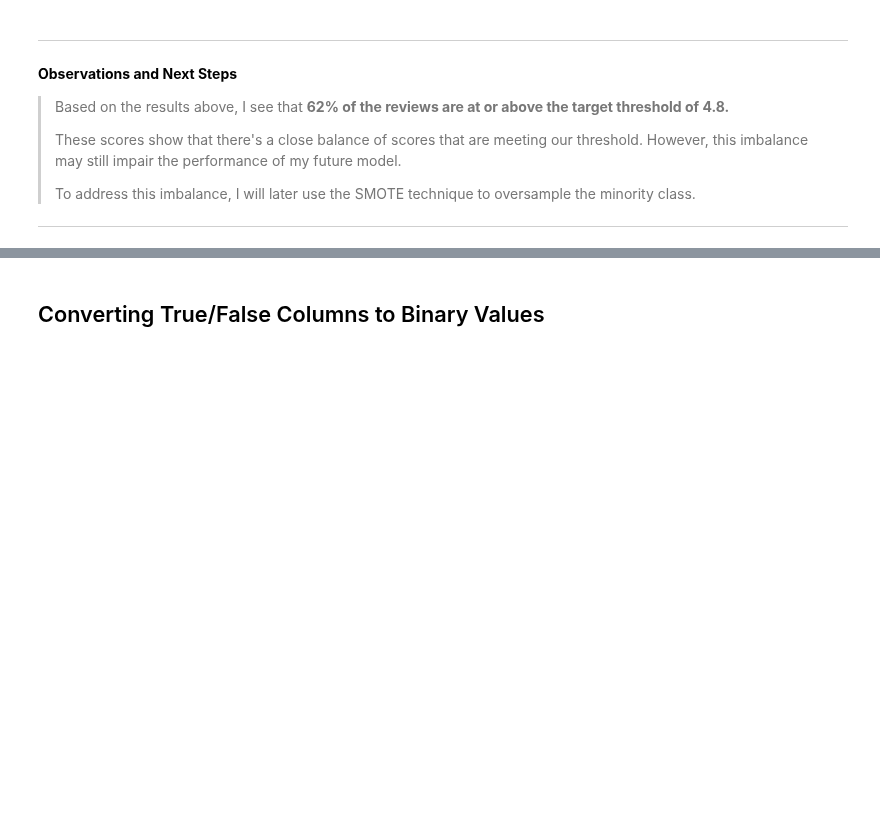
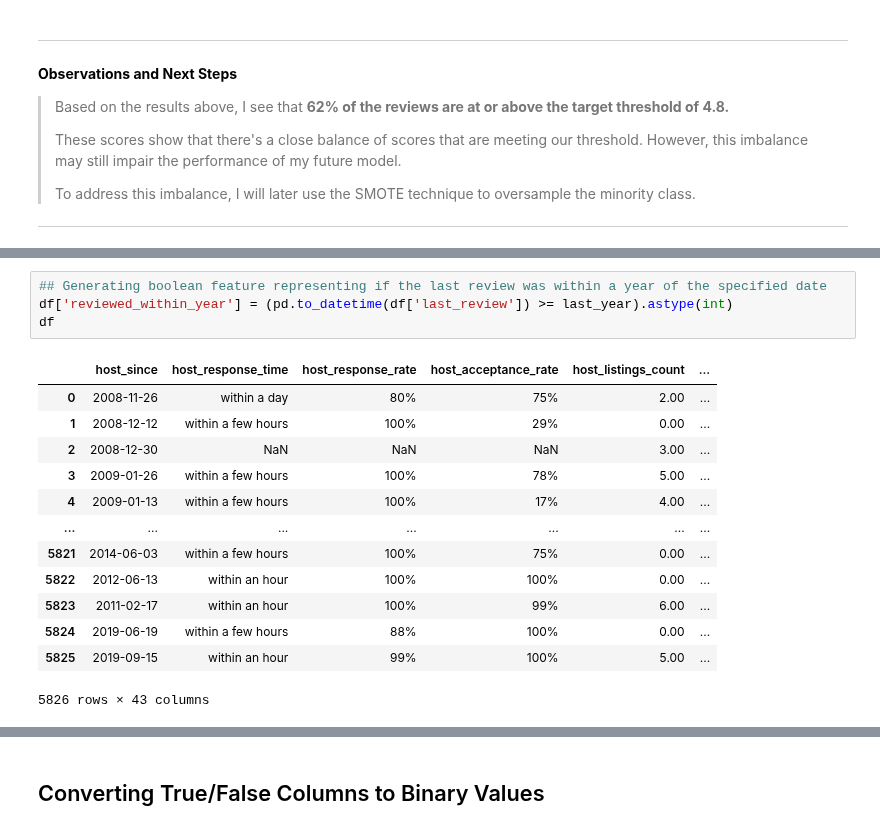
Before and after one commit to BenJMcCarty/Helping_Your_Hosts, a Jupyter notebook: Helping_Your_Hosts.ipynb, the cells around one changed output, grey strips where cells are left out. Saved outputs shown, nothing was run; the diff lists cells and outputs as text; blank space fills up the shorter version.

```diff
--- a/Helping_Your_Hosts.ipynb
+++ b/Helping_Your_Hosts.ipynb
@@ -463,0 +478,18 @@ ax.legend(fontsize= 'large',title = 'Score Thresholds',
+# %%
+## Generating boolean feature representing if the last review was within a year of the specified date
+df['reviewed_within_year'] = (pd.to_datetime(df['last_review']) >= last_year).astype(int)
+df
+# %% [output]
+|  | host_since | host_response_time | host_response_rate | host_acceptance_rate | host_listings_count | ... |
+| 0 | 2008-11-26 | within a day | 80% | 75% | 2.00 | ... |
+| 1 | 2008-12-12 | within a few hours | 100% | 29% | 0.00 | ... |
+| 2 | 2008-12-30 | NaN | NaN | NaN | 3.00 | ... |
+| 3 | 2009-01-26 | within a few hours | 100% | 78% | 5.00 | ... |
+| 4 | 2009-01-13 | within a few hours | 100% | 17% | 4.00 | ... |
+| ... | ... | ... | ... | ... | ... | ... |
+| 5821 | 2014-06-03 | within a few hours | 100% | 75% | 0.00 | ... |
+| 5822 | 2012-06-13 | within an hour | 100% | 100% | 0.00 | ... |
+| 5823 | 2011-02-17 | within an hour | 100% | 99% | 6.00 | ... |
+| 5824 | 2019-06-19 | within a few hours | 88% | 100% | 0.00 | ... |
+| 5825 | 2019-09-15 | within an hour | 99% | 100% | 5.00 | ... |
+5826 rows × 43 columns
```
Also changed, not shown: parts of 85 cells of this notebook.
